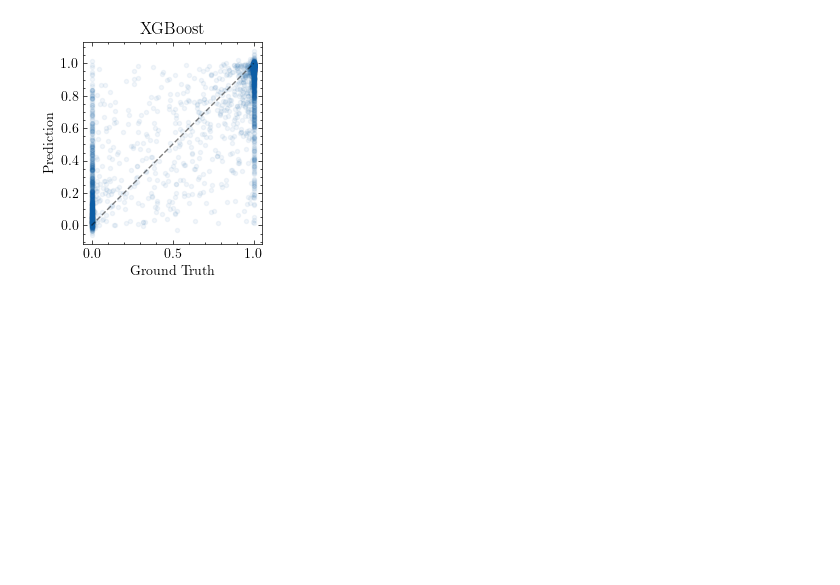
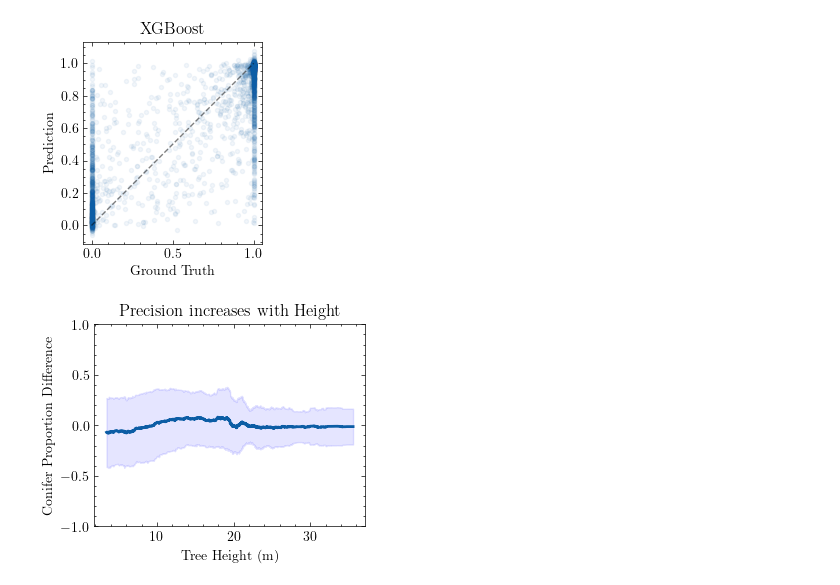
Before and after one commit to Lumcoin/leaf-type-mixture, a Jupyter notebook: notebooks/3-hyperparameter-tuning.ipynb, the cells around one changed output. Saved outputs shown, nothing was run; the diff lists cells and outputs as text; code cells hidden in the pictures; blank space fills up the shorter version.

```diff
--- a/notebooks/3-hyperparameter-tuning.ipynb
+++ b/notebooks/3-hyperparameter-tuning.ipynb
@@ -500,8 +502,19 @@ fig, axs = plt.subplots(2, 4, figsize=(12, 3))
 fig.colorbar(mappable, ax=axs, label="Conifer Proportion", shrink=0.8)
 
 prediction_rasters = []
-for ax, model in zip(axs.flatten(), tuned_models):
-    prediction_raster = cv_predict(model, data_path, target_path)
+for ax, model in tqdm(list(zip(axs.flatten(), tuned_models))):
+    path = f"../data/processed/hyperparameter_tuning/{model.steps[-1][1].__class__.__name__}.tif"
+    if Path(path).exists():
+        with rasterio.open(path) as src:
+            prediction_raster = src.read()
+    else:
+        prediction_raster = cv_predict(model, data_path, target_path)
+        with rasterio.open(target_path) as src:
+            profile = src.profile
+
+        with rasterio.open(path, "w", **profile) as dst:
+            dst.write(prediction_raster)
+
     prediction_rasters.append(prediction_raster)
 
     im = ax.imshow(
@@ -518,7 +531,8 @@ plt.show()
 [figure]
 # %%
 # Plot prediction raster of XGBoost to target raster
-plt.plot(target_raster.flatten(), prediction_rasters[-1].flatten(), ".", alpha=0.05)
+best_idx = df["Root Mean Squared Error"].argmin()
+plt.plot(target_raster.flatten(), prediction_rasters[best_idx].flatten(), ".", alpha=0.05)
 plt.gca().set_aspect("equal")
 plt.plot([0, 1], [0, 1], "--", color="k", alpha=0.5)
 
@@ -529,3 +543,34 @@ plt.ylabel("Prediction")
 plt.show()
 # %% [output]
 [figure]
+# %%
+# Plot the difference between the prediction and target raster across the height of the trees
+window_size = 200
+
+dem = load_raster("../data/external/dem_median.tif")
+
+target_df = pd.Series(target_raster.flatten())
+prediction_df = pd.Series(prediction_rasters[best_idx].flatten())
+dem_df = pd.Series(dem.values)
+
+mask = target_df.notna() #& ((target_df == 0) | (target_df == 1))
+difference_df = prediction_df - target_df
+difference_df, dem_df = difference_df[mask], dem_df[mask]
+
+dem_df = dem_df.reset_index(drop=True)
+difference_df = difference_df.reset_index(drop=True)
+indices = dem_df.argsort()
+difference_df, dem_df = difference_df[indices], dem_df[indices]
+
+difference_mean = difference_df.rolling(window_size).mean()
+difference_std = difference_df.rolling(window_size).std()
+plt.plot(dem_df, difference_mean, linewidth=2)
+plt.fill_between(dem_df, (difference_mean-difference_std), (difference_mean+difference_std), color='b', alpha=.1)
+plt.ylim(-1, 1)
+plt.xlabel("Tree Height (m)")
+plt.ylabel("Conifer Proportion Difference")
+plt.title("Precision increases with Height")
+
+plt.show()
+# %% [output]
+[figure, added]
```
Also changed, not shown: parts of 3 cells of this notebook, 3 other files.
